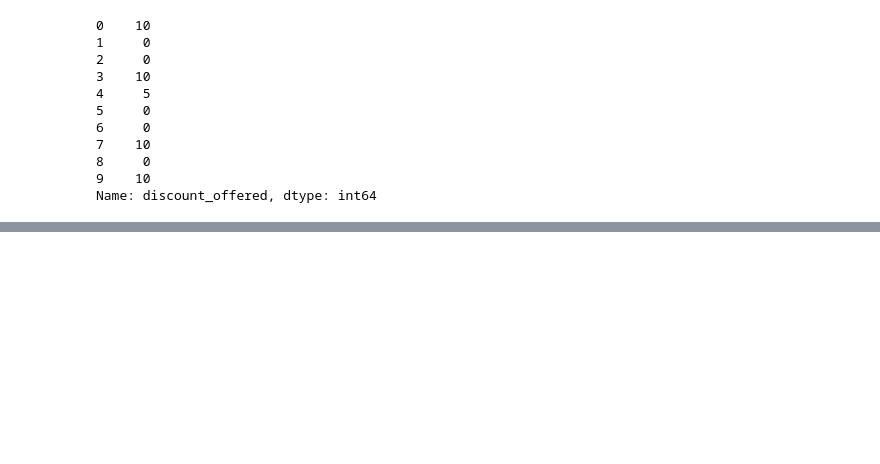
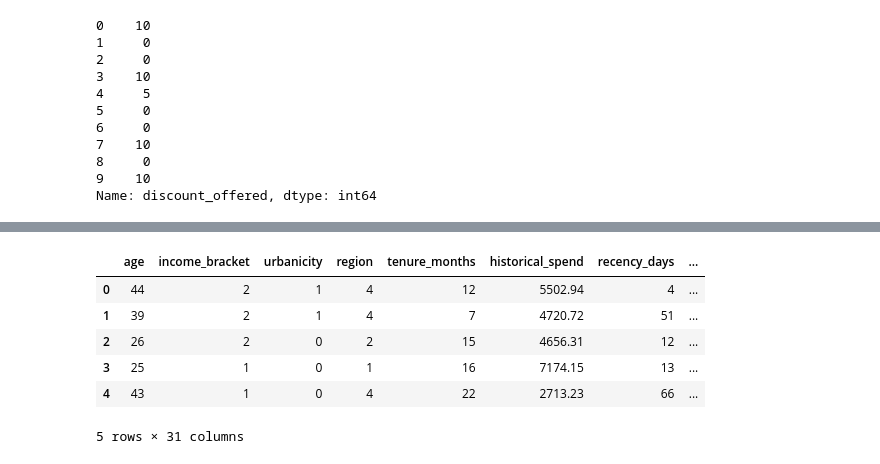
Before and after one commit to kanishka-80/EconoCausal, a Jupyter notebook: ML/EconoCausal_project.ipynb, the cells around one changed output, grey strips where cells are left out. Cells and saved outputs as stored; diff of their text form; code cells hidden in the pictures; blank space fills up the shorter version.

```diff
--- a/ML/EconoCausal_project.ipynb
+++ b/ML/EconoCausal_project.ipynb
@@ -292,0 +303,17 @@ Name: discount_offered, dtype: int64
+# %%
+from sklearn.preprocessing import LabelEncoder
+LE=LabelEncoder()
+# %%
+for c in X.select_dtypes(include=["object"]).columns:
+    X[c]=LE.fit_transform(X[c].astype(str))
+
+
+X.head()
+# %% [output]
+|  | age | income_bracket | urbanicity | region | tenure_months | historical_spend | recency_days | ... |
+| 0 | 44 | 2 | 1 | 4 | 12 | 5502.94 | 4 | ... |
+| 1 | 39 | 2 | 1 | 4 | 7 | 4720.72 | 51 | ... |
+| 2 | 26 | 2 | 0 | 2 | 15 | 4656.31 | 12 | ... |
+| 3 | 25 | 1 | 0 | 1 | 16 | 7174.15 | 13 | ... |
+| 4 | 43 | 1 | 0 | 4 | 22 | 2713.23 | 66 | ... |
+5 rows × 31 columns
```
Also changed, not shown: parts of 5 cells of this notebook.
